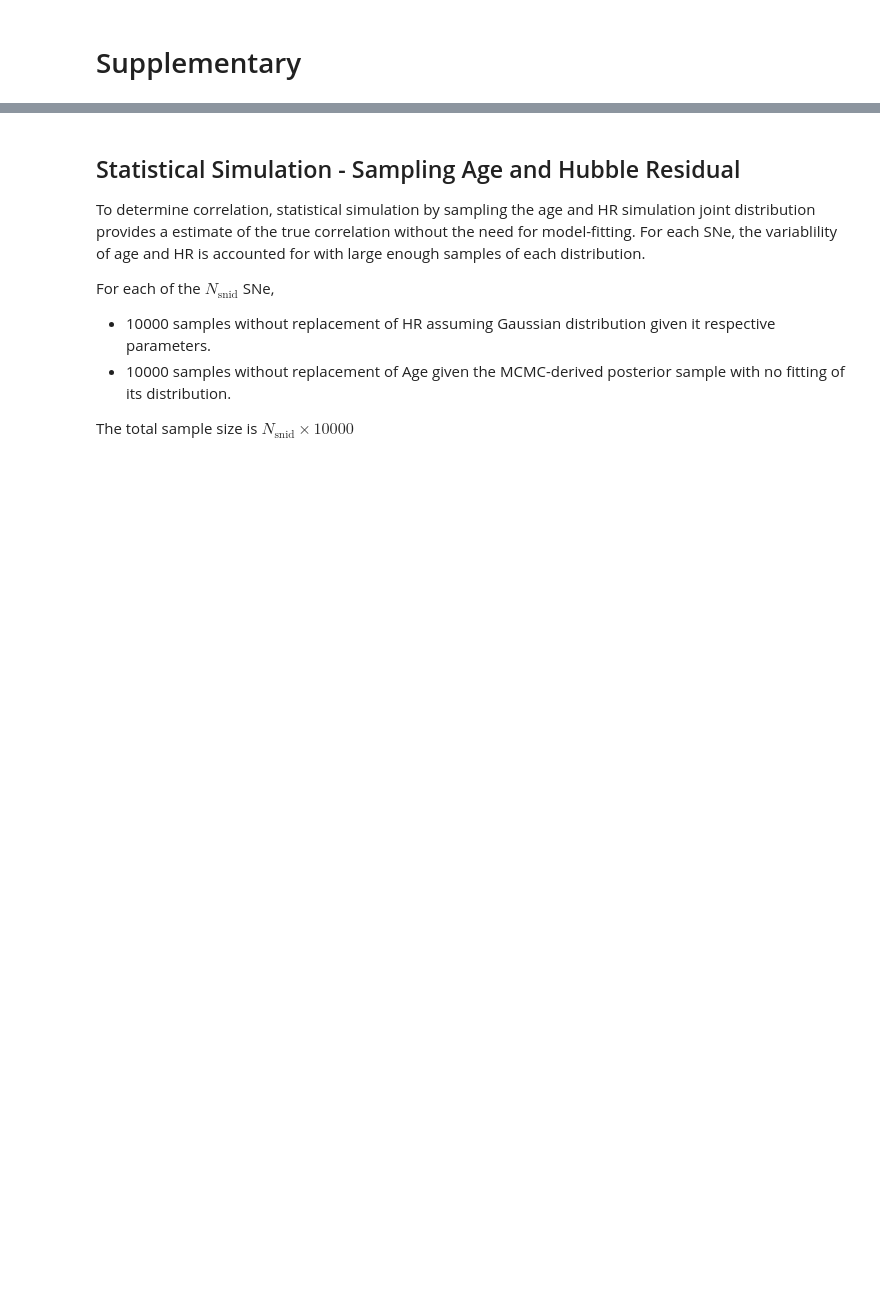
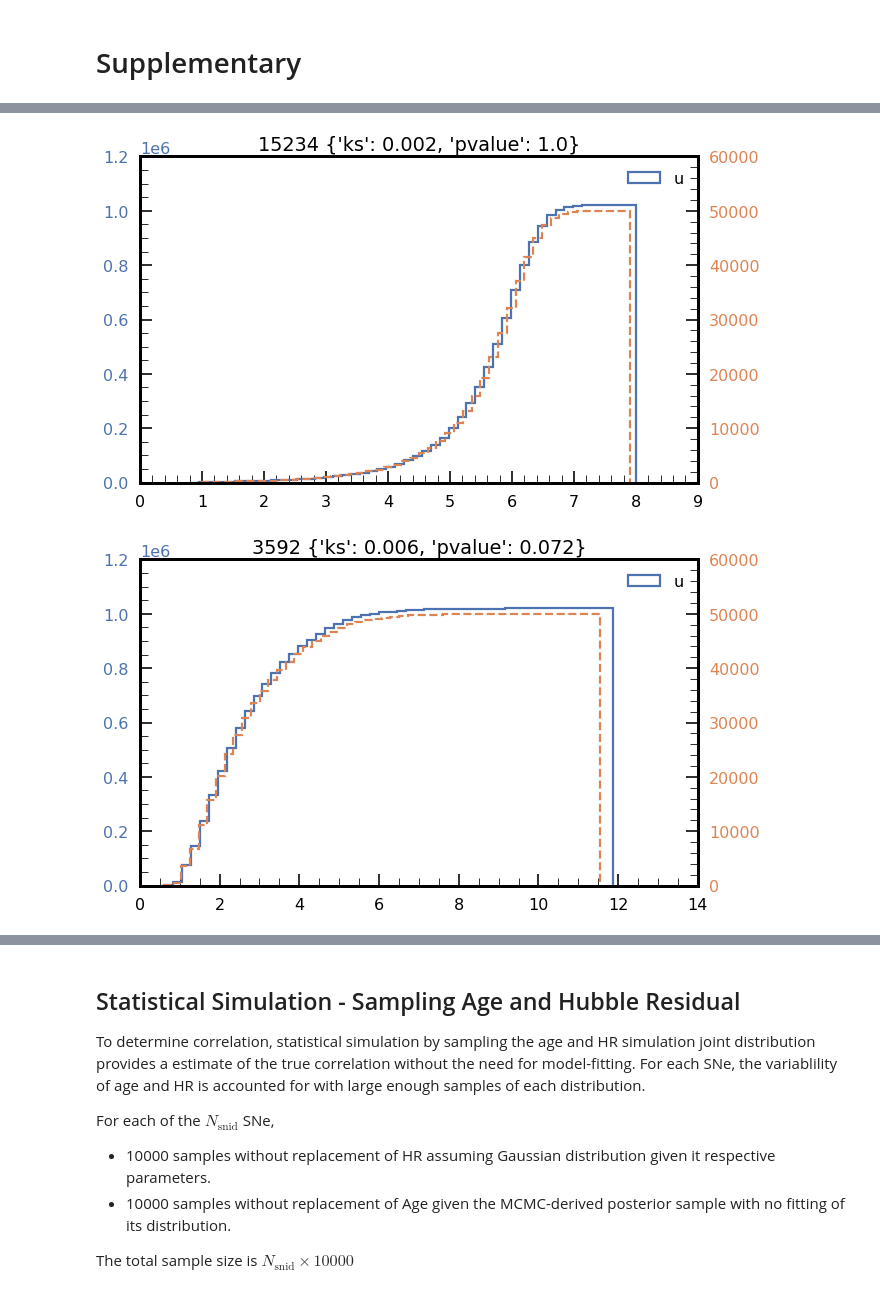
Before and after one commit to ketozhang/statistical-methods-on-sne-ia-luminosity-evolution, a Jupyter notebook: report.ipynb, the cells around one changed output, grey strips where cells are left out. Cells and saved outputs as stored; diff of their text form; code cells hidden in the pictures; blank space fills up the shorter version.

```diff
--- a/report.ipynb
+++ b/report.ipynb
@@ -500,0 +562,22 @@ Proposed Model     & -0.030 &      0.081 \\
+# %%
+for snid in [ks_df.index[-1], ks_df.index[0]]:
+    all_global_age_df = pd.read_table(DATAPATH/f"mcmc_chains/campbellG/SN{snid}_campbellG_chain.tsv", skiprows=[1], index_col=False, usecols=[7], sep="\t")
+
+    fig, ax1 = plt.subplots()
+
+    color = "#4c72b0"
+    ax1.hist(all_global_age_df['age'], bins=50, color=color, histtype='step', cumulative=True, label='all')
+    ax1.tick_params(axis='y', labelcolor=color)
+    ax1.legend("upper left")
+
+    color = "#dd8452"
+    ax2 = ax1.twinx()
+    ax2.hist(age_global_df.loc[snid, 'age'], bins=50, color=color, linestyle="--", histtype='step', cumulative=True, label='downsample')
+    ax2.tick_params(axis='y', labelcolor=color)
+    ax1.legend("upper right")
+
+
+    ax1.set_title(f"{snid} {ks_df.loc[snid, :].round(3).to_dict()}")
+# %% [output]
+[figure, added]
+[figure, added]
```
Also changed, not shown: parts of 10 cells of this notebook, 7 other files.
